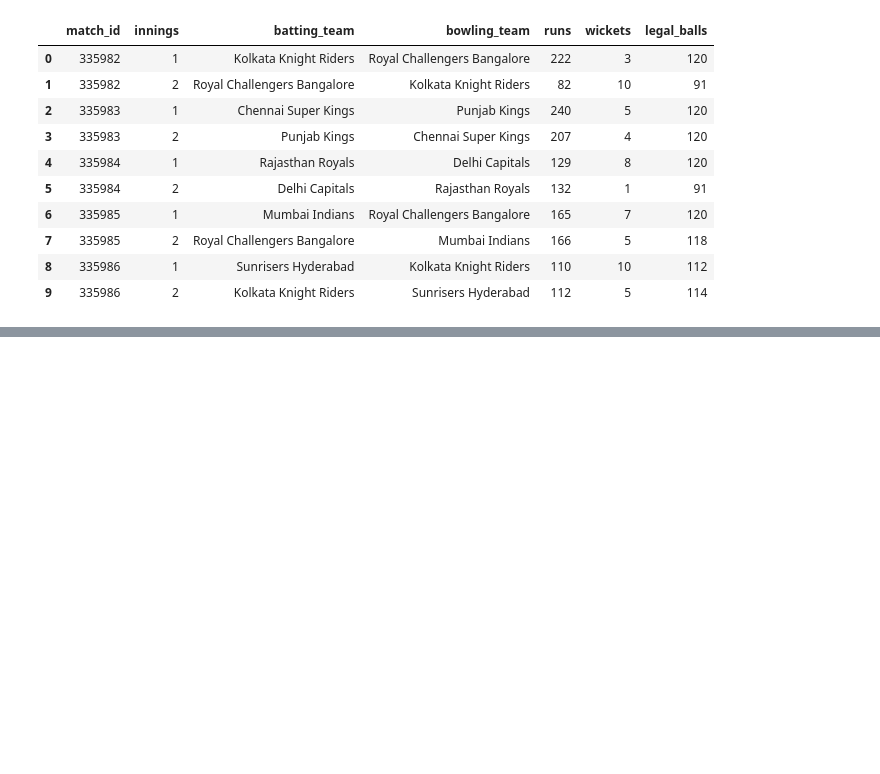
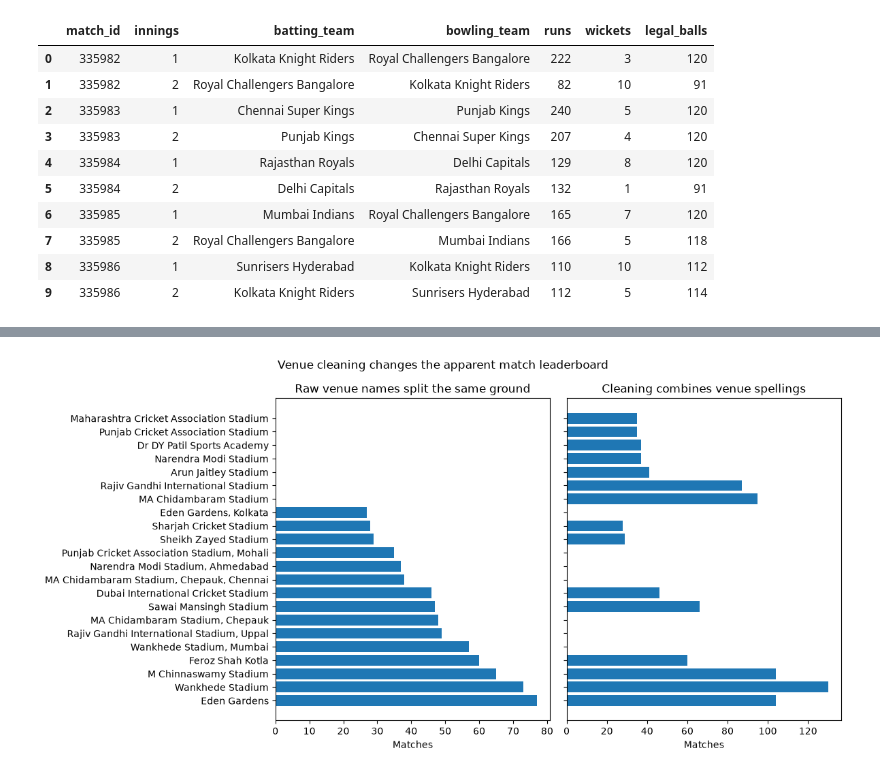
Before and after one commit to safranok/ipl-cricket-analytics, a Jupyter notebook: notebooks/03_analysis.ipynb, the cells around one changed output, grey strips where cells are left out. Drawn from its saved outputs; the diff is of its cells as text; code cells hidden in the pictures; blank space fills up the shorter version.

```diff
--- a/notebooks/03_analysis.ipynb
+++ b/notebooks/03_analysis.ipynb
@@ -349,0 +2693,36 @@ ORDER BY total_runs DESC;""")
+# %%
+# Cell 5 — Chart 4: Venue before/after cleaning (I1)
+# raw  : matches_clean  -- original venue strings, may have city suffixes
+# clean: v_matches_clean -- already has venue_clean (suffixes stripped)
+raw = q("""
+    SELECT venue, COUNT(*) AS matches
+    FROM   matches_clean
+    GROUP  BY venue
+    ORDER  BY matches DESC
+    LIMIT  15
+""")
+
+clean = q("""
+    SELECT venue_clean, COUNT(*) AS matches
+    FROM   v_matches_clean
+    GROUP  BY venue_clean
+    ORDER  BY matches DESC
+    LIMIT  15
+""")
+
+fig, axes = plt.subplots(1, 2, figsize=(12, 6), sharey=True)
+axes[0].barh(raw["venue"], raw["matches"])
+axes[0].set_title("Raw venue names split the same ground")
+axes[0].set_xlabel("Matches")
+
+axes[1].barh(clean["venue_clean"], clean["matches"])
+axes[1].set_title("Cleaning combines venue spellings")
+axes[1].set_xlabel("Matches")
+
+fig.suptitle("Venue cleaning changes the apparent match leaderboard")
+fig.tight_layout()
+fig.savefig(FIG_DIR/"venue_before_after.png", dpi=200, bbox_inches="tight")
+plt.show()
+plt.close(fig)
+# %% [output]
+[figure, added]
```
Also changed, not shown: parts of 178 cells of this notebook, 20 other files.
